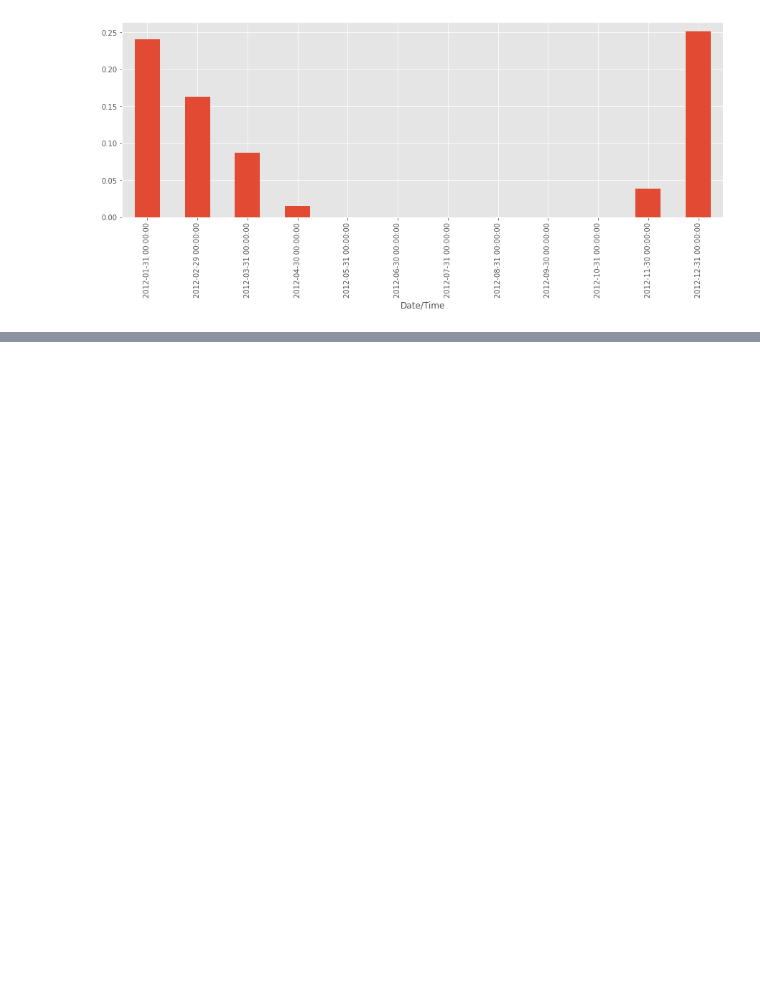
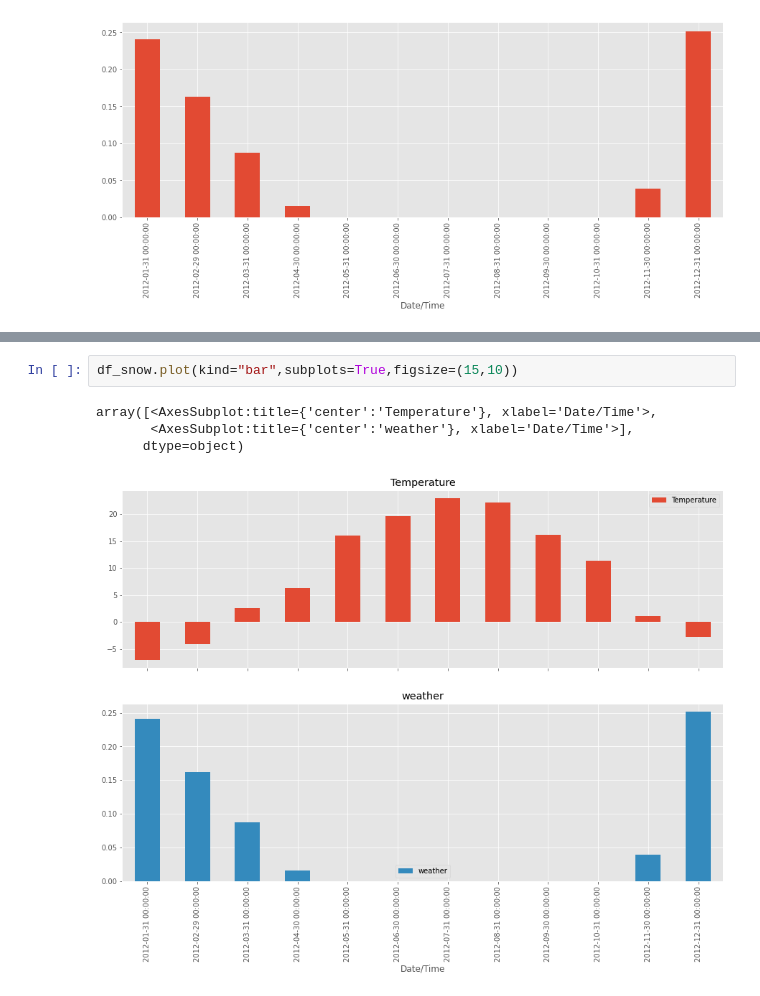
Before and after one commit to EkaterinaZernyukova/data_analysis, a Jupyter notebook: jupyter_notebook/snow_in_Canada.ipynb, the cells around one changed output, grey strips where cells are left out. Cells and saved outputs as stored; diff of their text form; blank space fills up the shorter version.

```diff
--- a/jupyter_notebook/snow_in_Kanada.ipynb
+++ b/jupyter_notebook/snow_in_Canada.ipynb
@@ -109,0 +142,7 @@ is_snowing.resample("M").mean().plot(kind="bar")
+# %%
+df_snow.plot(kind="bar",subplots=True,figsize=(15,10))
+# %% [output]
+array([<AxesSubplot:title={'center':'Temperature'}, xlabel='Date/Time'>,
+       <AxesSubplot:title={'center':'weather'}, xlabel='Date/Time'>],
+      dtype=object)
+[figure, added]
```
Also changed, not shown: parts of 5 cells of this notebook.
